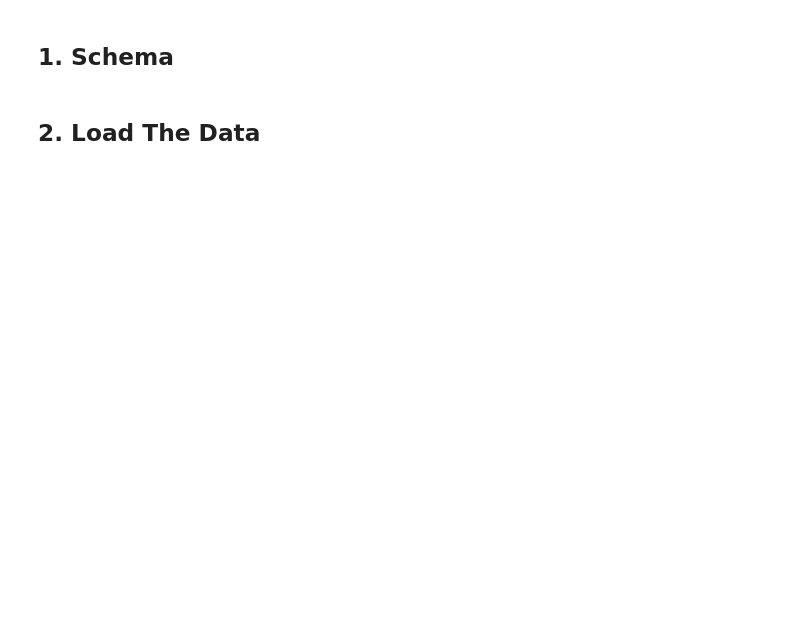
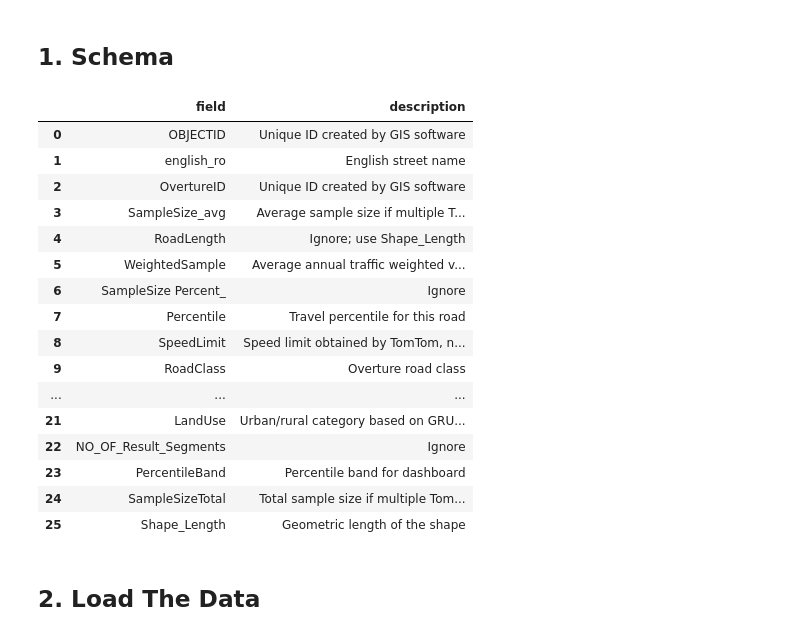
Before and after one commit to markdoma/adb-speed-safe-challenge, a Jupyter notebook: notebooks/safe_speed_adb_challenge_starter.ipynb, the cells around one changed output. Drawn from its saved outputs; the diff is of its cells as text; code cells hidden in the pictures; blank space fills up the shorter version.

```diff
--- a/notebooks/safe_speed_adb_challenge_starter.ipynb
+++ b/notebooks/safe_speed_adb_challenge_starter.ipynb
@@ -29,33 +29,55 @@ import vru_evidence
 
 safe_speed_schema = importlib.reload(safe_speed_schema)
 safe_speed_data = importlib.reload(safe_speed_data)
 safe_speed_eda = importlib.reload(safe_speed_eda)
 safe_speed_risk = importlib.reload(safe_speed_risk)
 vru_evidence = importlib.reload(vru_evidence)
 
 schema_rows = safe_speed_schema.schema_rows
 filter_valid_analysis_rows = safe_speed_data.filter_valid_analysis_rows
 load_roads = safe_speed_data.load_roads
 validate_schema = safe_speed_data.validate_schema
 column_overview = safe_speed_eda.column_overview
 duplicate_id_summary = safe_speed_eda.duplicate_id_summary
 numeric_summary = safe_speed_eda.numeric_summary
 speed_field_preview = safe_speed_eda.speed_field_preview
 value_counts_table = safe_speed_eda.value_counts_table
 DEFAULT_PRIORITY_WEIGHTS = safe_speed_risk.DEFAULT_PRIORITY_WEIGHTS
 add_priority_score = safe_speed_risk.add_priority_score
 add_speed_risk_metrics = safe_speed_risk.add_speed_risk_metrics
 export_priority_segments = safe_speed_risk.export_priority_segments
 summarize_speed_risk = safe_speed_risk.summarize_speed_risk
 add_street_image_query_points = vru_evidence.add_street_image_query_points
 add_vru_exposure_features = vru_evidence.add_vru_exposure_features
+apply_cv_context_to_evidence = vru_evidence.apply_cv_context_to_evidence
 build_mapillary_vru_evidence_cache = vru_evidence.build_mapillary_vru_evidence_cache
 build_segment_vru_check = vru_evidence.build_segment_vru_check
+detect_vru_context_with_cv = vru_evidence.detect_vru_context_with_cv
+load_cv_model = vru_evidence.load_cv_model
 DEFAULT_VRU_EXPOSURE_WEIGHTS = vru_evidence.DEFAULT_VRU_EXPOSURE_WEIGHTS
+run_yolo_on_evidence_cache = vru_evidence.run_yolo_on_evidence_cache
 setup_mapillary_client = vru_evidence.setup_mapillary_client
 vru_status_summary = vru_evidence.vru_status_summary
 
 display(pd.DataFrame(schema_rows()))
+# %% [output]
+|  | field | description |
+| 0 | OBJECTID | Unique ID created by GIS software |
+| 1 | english_ro | English street name |
+| 2 | OvertureID | Unique ID created by GIS software |
+| 3 | SampleSize_avg | Average sample size if multiple T... |
+| 4 | RoadLength | Ignore; use Shape_Length |
+| 5 | WeightedSample | Average annual traffic weighted v... |
+| 6 | SampleSize Percent_ | Ignore |
+| 7 | Percentile | Travel percentile for this road |
+| 8 | SpeedLimit | Speed limit obtained by TomTom, n... |
+| 9 | RoadClass | Overture road class |
+| ... | ... | ... |
+| 21 | LandUse | Urban/rural category based on GRU... |
+| 22 | NO_OF_Result_Segments | Ignore |
+| 23 | PercentileBand | Percentile band for dashboard |
+| 24 | SampleSizeTotal | Total sample size if multiple Tom... |
+| 25 | Shape_Length | Geometric length of the shape |
 # %% [markdown]
 ## 2. Load The Data
 # %%
```
Also changed, not shown: parts of 9 cells of this notebook, 51 other files.
